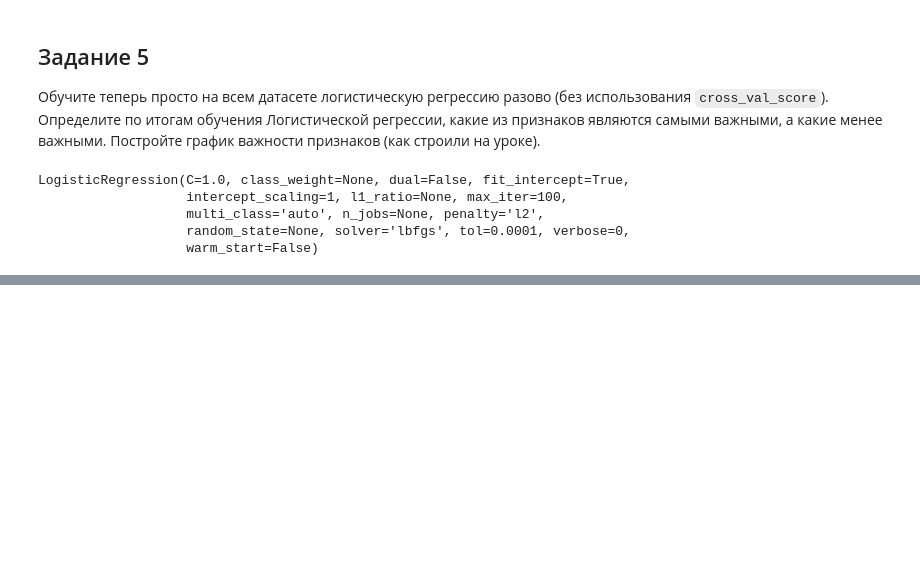
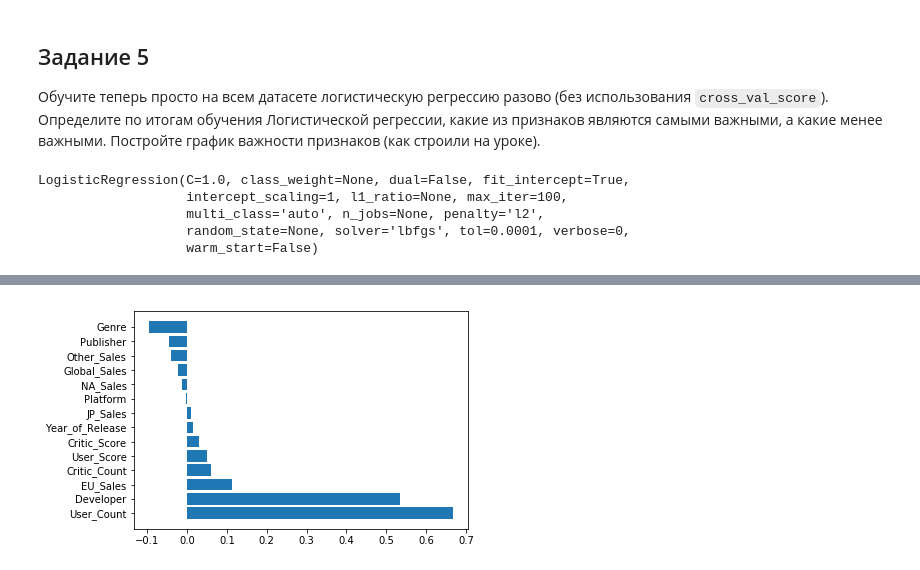
Before and after one commit to Afsent/Nordic_IT_School, a Jupyter notebook: ML/HW24_Logistic_Regression/HW24_Logistic_Regression.ipynb, the cells around one changed output, grey strips where cells are left out. Cells and saved outputs as stored; diff of their text form; code cells hidden in the pictures; blank space fills up the shorter version.

```diff
--- a/ML/HW24_Logistic_Regression/HW24_Logistic_Regression.ipynb
+++ b/ML/HW24_Logistic_Regression/HW24_Logistic_Regression.ipynb
@@ -388,5 +390,5 @@ y =np.concatenate((y_train, y_test), axis=0)
 # %%
-lr.fit(data, y)
+lr1.fit(data, y)
 # %% [output]
 LogisticRegression(C=1.0, class_weight=None, dual=False, fit_intercept=True,
                    intercept_scaling=1, l1_ratio=None, max_iter=100,
@@ -407,0 +433,7 @@ https://habr.com/ru/company/mailru/blog/346942/
+# %%
+coefs_arr0 = np.array(sorted(
+    list(zip(df.columns[:-1], lr.coef_[0])),
+    key=lambda x: x[1],
+    reverse=True,
+))
+coefs_arr0
@@ -407,0 +455,6 @@ https://habr.com/ru/company/mailru/blog/346942/
+# %%
+fig = plt.figure()
+plt.barh(coefs_arr0[:, 0], coefs_arr0[:, 1].astype(float))
+plt.show()
+# %% [output]
+[figure, added]
```
Also changed, not shown: parts of 11 cells of this notebook.
